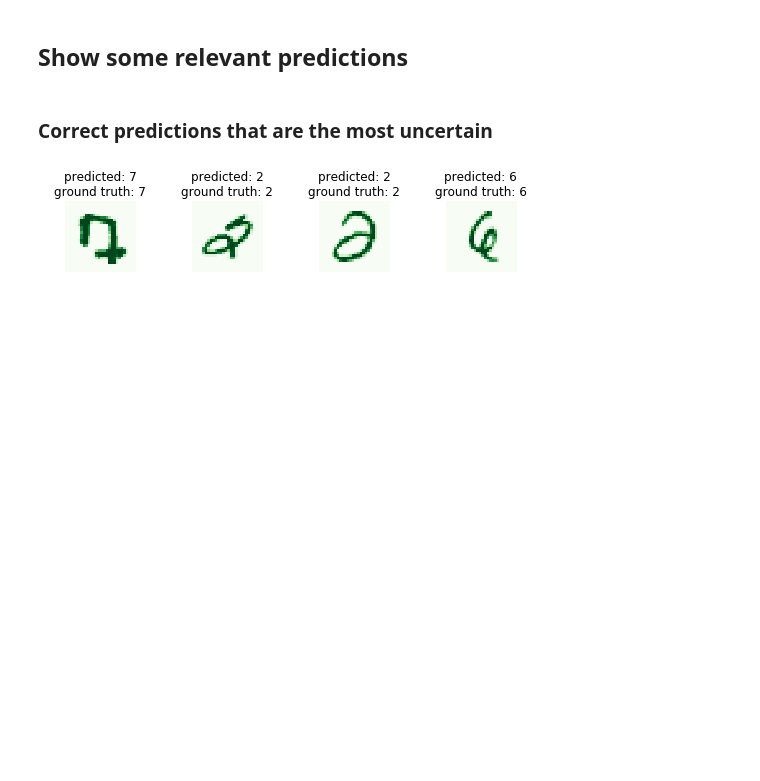
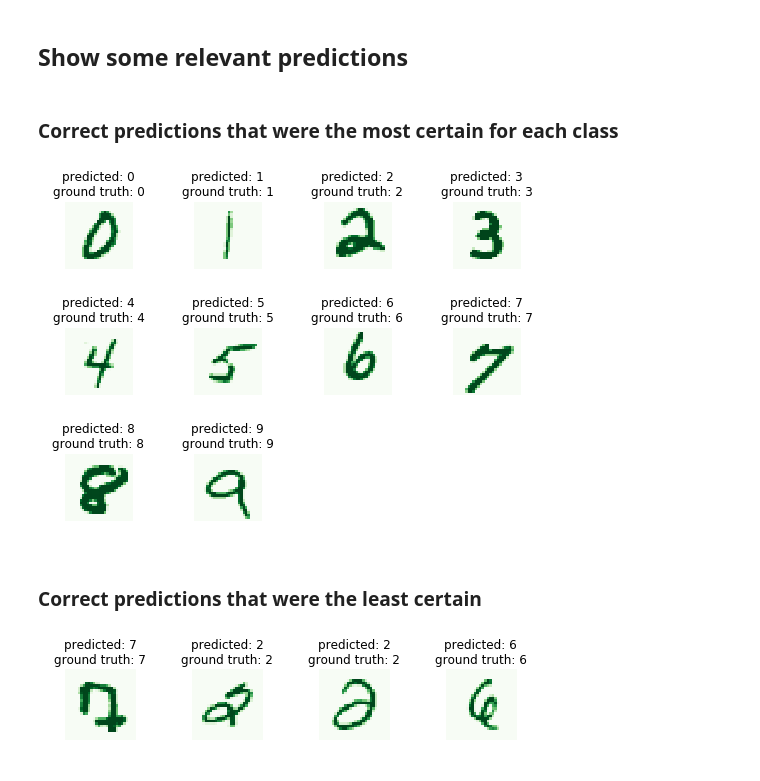
Before and after one commit to quentin-auge/simple-nn, a Jupyter notebook: mnist_mlp.ipynb, the cells around one changed output. Saved outputs shown, nothing was run; the diff lists cells and outputs as text; code cells hidden in the pictures; blank space fills up the shorter version.

Commit message:
add more MNIST predictions examples

```diff
--- a/mnist_mlp.ipynb
+++ b/mnist_mlp.ipynb
@@ -117,18 +117,17 @@ def plot_examples(raw_data, raw_labels, raw_predictions, subplots_nrows=1, subpl
     for i in range(subplots_nrows):
         for j in range(subplots_ncols):
 
-            # Subplot index
-            k = i * (subplots_nrows + 1) + j
+            # Get subplot index
+            k = i * subplots_ncols + j
 
-            # Stop plotting if examples are exhausted
-            if k > len(raw_predictions):
-                break
+            # Do not attempt to plot anything if available examples are exhausted
+            if k < len(raw_predictions):
+                plts[i][j].imshow(raw_data[k], cmap=cmap)
+                plts[i][j].set_title('predicted: {prediction}\nground truth: {label}'.
+                                     format(label=raw_labels[k], prediction=raw_predictions[k]))
 
-            # Plot
-            plts[i][j].imshow(raw_data[k], cmap=cmap)
+            # Deactivate axis
             plts[i][j].axis('off')
-            plts[i][j].set_title('predicted: {prediction}\nground truth: {label}'.
-                                 format(label=raw_labels[k], prediction=raw_predictions[k]))
 
     # Set layout
     fig.set_figheight(1.8 * subplots_nrows)
@@ -155,7 +154,22 @@ is_correct = raw_p_test == raw_y_test
 # Sort by decreasing prediction strengh
 is_correct = is_correct[strengh_indices]
 # %% [markdown]
-### Correct predictions that are the most uncertain
+### Correct predictions that were the most certain for each class
+# %%
+most_correct = strengh_indices[is_correct == True]
+
+# Find the first index corresponding to each label within `most_correct`
+indices = []
+for label in range(10):
+    index = np.argmax(raw_y_test[most_correct] == label)
+    indices.append(most_correct[index])
+
+plot_examples(raw_x_test[indices], raw_y_test[indices], raw_p_test[indices],
+              cmap='Greens', subplots_nrows=3)
+# %% [output]
+[figure, added]
+# %% [markdown]
+### Correct predictions that were the least certain
 # %%
 least_correct = strengh_indices[::-1][is_correct[::-1] == True]
 plot_examples(raw_x_test[least_correct], raw_y_test[least_correct], raw_p_test[least_correct],
```
Also changed, not shown: parts of 4 cells of this notebook, 7 other files.
